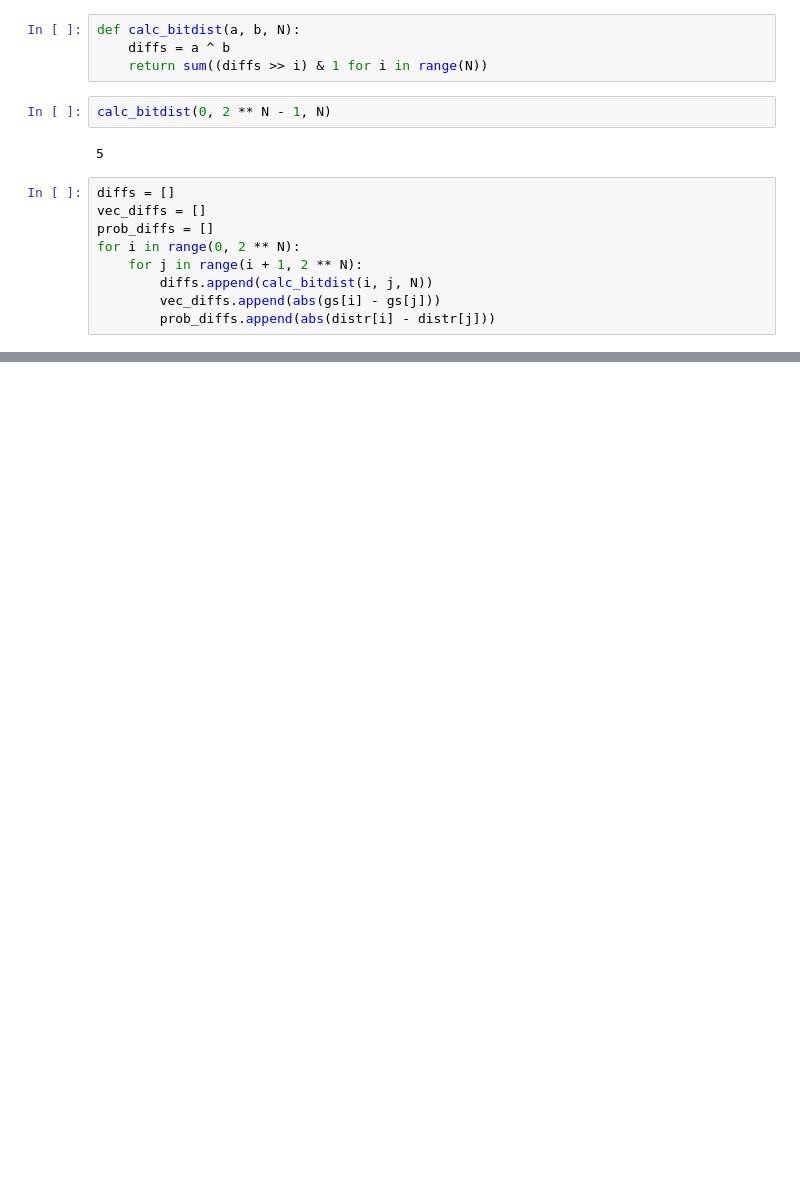
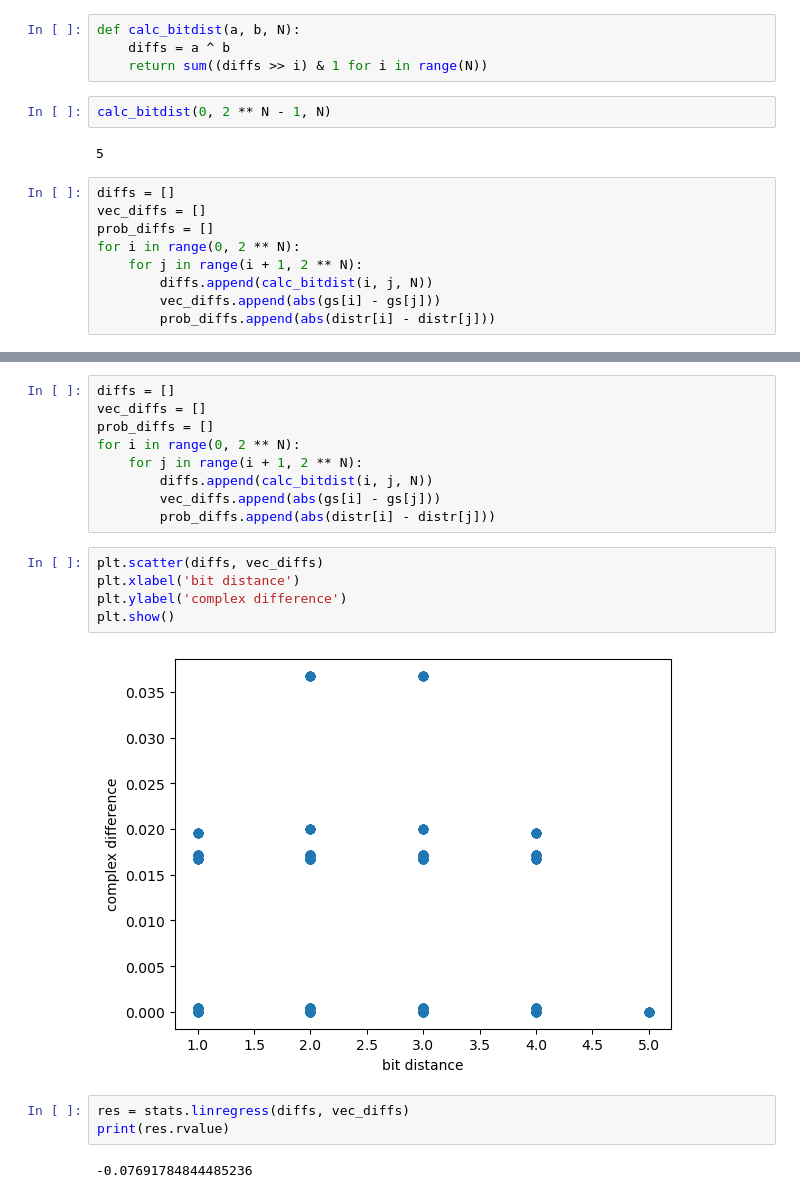
Before and after one commit to tlin06/kans_urop, a Jupyter notebook: gs_shapes.ipynb, the cells around one changed output, grey strips where cells are left out. Saved outputs shown, nothing was run; the diff lists cells and outputs as text; blank space fills up the shorter version.

```diff
--- a/gs_shapes.ipynb
+++ b/gs_shapes.ipynb
@@ -122,0 +138,21 @@ print(res.rvalue)
+# %%
+diffs = []
+vec_diffs = []
+prob_diffs = []
+for i in range(0, 2 ** N):
+    for j in range(i + 1, 2 ** N):
+        diffs.append(calc_bitdist(i, j, N))
+        vec_diffs.append(abs(gs[i] - gs[j]))
+        prob_diffs.append(abs(distr[i] - distr[j]))
+# %%
+plt.scatter(diffs, vec_diffs)
+plt.xlabel('bit distance')
+plt.ylabel('complex difference')
+plt.show()
+# %% [output]
+[figure, added]
+# %%
+res = stats.linregress(diffs, vec_diffs)
+print(res.rvalue)
+# %% [output]
+-0.07691784844485236
```
Also changed, not shown: parts of 20 cells of this notebook, 3 other files.
